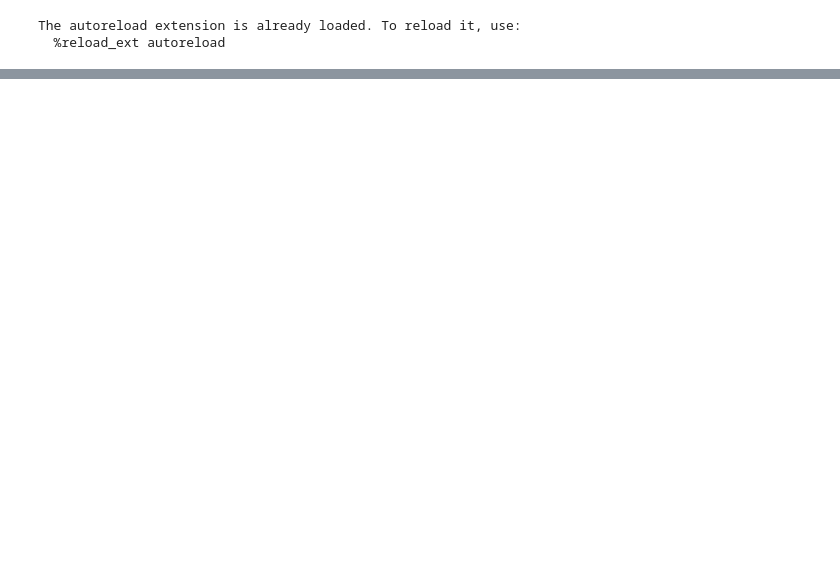
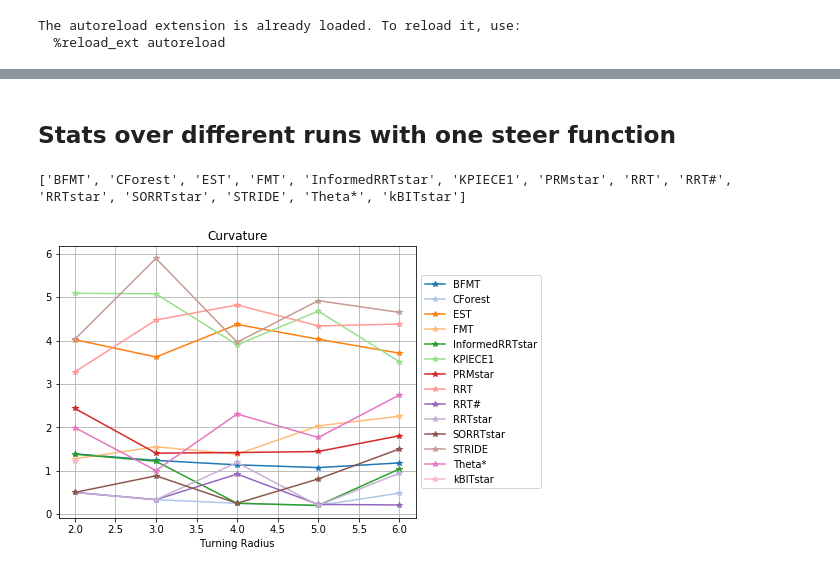
Before and after one commit to robot-motion/bench-mr, a Jupyter notebook: plotting/Convergence.ipynb, the cells around one changed output, grey strips where cells are left out. Drawn from its saved outputs; the diff is of its cells as text; code cells hidden in the pictures; blank space fills up the shorter version.

```diff
--- a/plotting/Convergence.ipynb
+++ b/plotting/Convergence.ipynb
@@ -58,0 +93,63 @@ plt.scatter()
+# %% [markdown]
+## Stats over different runs with one steer function
+# %%
+%reload_ext autoreload
+scenario_parameters = [2, 3, 4, 5, 6]
+scenarios = ['../results/turning_radius%i.000000' % v for v in scenario_parameters]
+metric = 'curvature'
+steer_func = 'reeds_shepp'
+ignored_planners = [
+    'SBPL', 'SST'
+]
+expected_number_of_planners = 15
+found_planners = []
+plt.figure(figsize=(8, 5))
+
+ys = {}
+
+for si, (scenario_parameter, scenario) in enumerate(zip(scenario_parameters, scenarios)):
+    stats_by_steering = retrieve_planner_stats_by_steering(scenario, steer_funcs=steer_func)
+    steering = list(stats_by_steering.values())[0]
+#     print(steering)
+    for planner, stats in steering.items():
+        if planner in ignored_planners:
+            continue
+        if planner not in found_planners:
+            ys[planner] = {}
+            found_planners.append(planner)
+        if scenario_parameter not in ys[planner]:
+            ys[planner][scenario_parameter] = []
+        ys[planner][scenario_parameter] += [v[metric] for v in stats.values() if v["exact_goal_path"]]
+
+plt.gca().set_axisbelow(True)
+plt.grid()
+
+print(found_planners)
+
+def clean_mean(vs):
+    if None in vs:
+        return None
+    return np.mean(vs)
+# print(ys)
+
+means = []
+stds = []
+for pi, planner in enumerate(found_planners):
+#     print(ys[planner])
+    means = [clean_mean(vs) for vs in ys[planner].values()]
+    plt.plot(scenario_parameters, means, '*-', color=get_color(pi, num_colors=20), label=planner)
+# plt.gca().set_xlim([-0.5, len(steer_funcs) + 0.5])
+plt.title(stat_names[metric]);
+
+# Shrink current axis by 20%
+ax = plt.gca()
+box = ax.get_position()
+ax.set_position([box.x0, box.y0, box.width * 0.8, box.height])
+ax.set_xlabel('Turning Radius')
+
+# Put a legend to the right of the current axis
+ax.legend(loc='center left', bbox_to_anchor=(1, 0.5));
+plt.savefig('turning_radii_%s.png' % metric, dpi=300, bbox_inches='tight')
+# %% [output]
+['BFMT', 'CForest', 'EST', 'FMT', 'InformedRRTstar', 'KPIECE1', 'PRMstar', 'RRT', 'RRT#', 'RRTstar', 'SORRTstar', 'STRIDE', 'Theta*', 'kBITstar']
+[figure, added]
```
Also changed, not shown: parts of 7 cells of this notebook, 4 other files.
